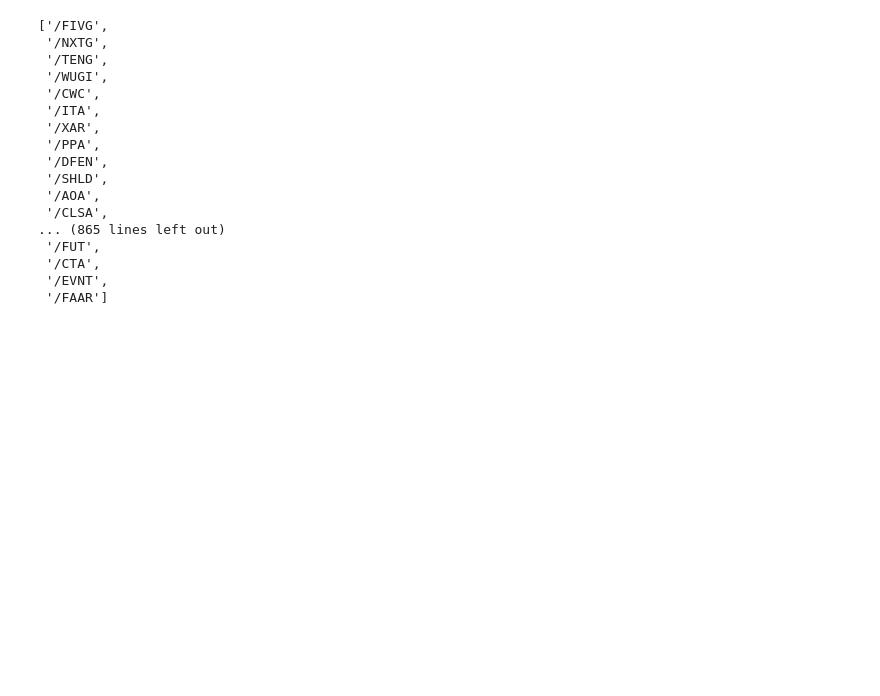
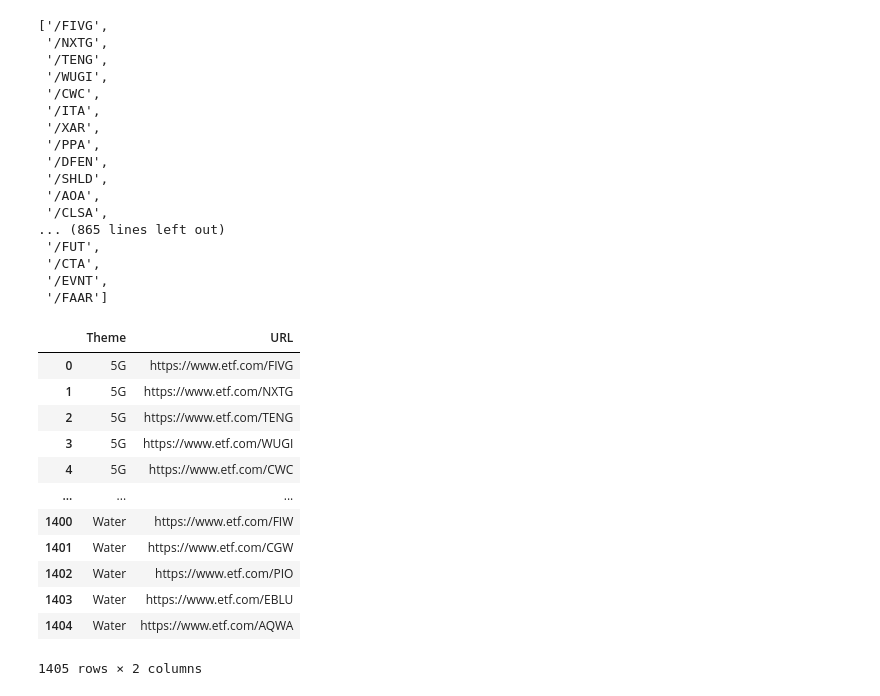
Before and after one commit to kimhyoenwoo/Korea_investment, a Jupyter notebook: Overseas stock/ETF.Com_screener_URL_crawling.ipynb, the cells around one changed output. Saved outputs shown, nothing was run; the diff lists cells and outputs as text; code cells hidden in the pictures; blank space fills up the shorter version.

```diff
--- a/Overseas stock/ETF.Com_screener_URL_crawling.ipynb
+++ b/Overseas stock/ETF.Com_screener_URL_crawling.ipynb
@@ -202,3 +202,19 @@ url_df['URL']= url_df['etf']+url_df['Name']
 url_df.drop(columns=['Name','etf'],inplace=True)
 url_df.to_csv('C:/Windows/[2380861]python38_64bit_base/notebooks/etf_url.csv')
 # url_df
+# %%
+url_df
+# %% [output]
+|  | Theme | URL |
+| 0 | 5G | https://www.etf.com/FIVG |
+| 1 | 5G | https://www.etf.com/NXTG |
+| 2 | 5G | https://www.etf.com/TENG |
+| 3 | 5G | https://www.etf.com/WUGI |
+| 4 | 5G | https://www.etf.com/CWC |
+| ... | ... | ... |
+| 1400 | Water | https://www.etf.com/FIW |
+| 1401 | Water | https://www.etf.com/CGW |
+| 1402 | Water | https://www.etf.com/PIO |
+| 1403 | Water | https://www.etf.com/EBLU |
+| 1404 | Water | https://www.etf.com/AQWA |
+1405 rows × 2 columns
```
Also changed, not shown: parts of 3 cells of this notebook.
